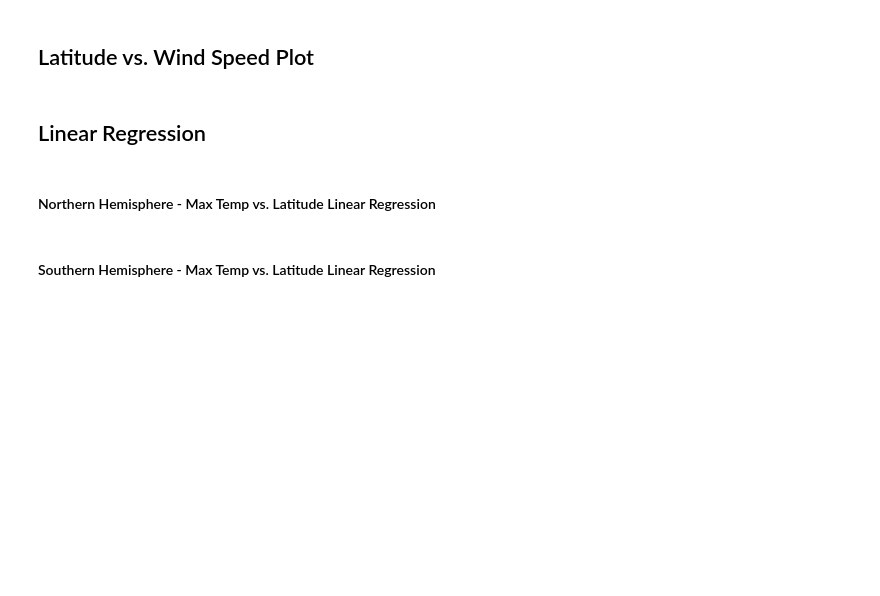
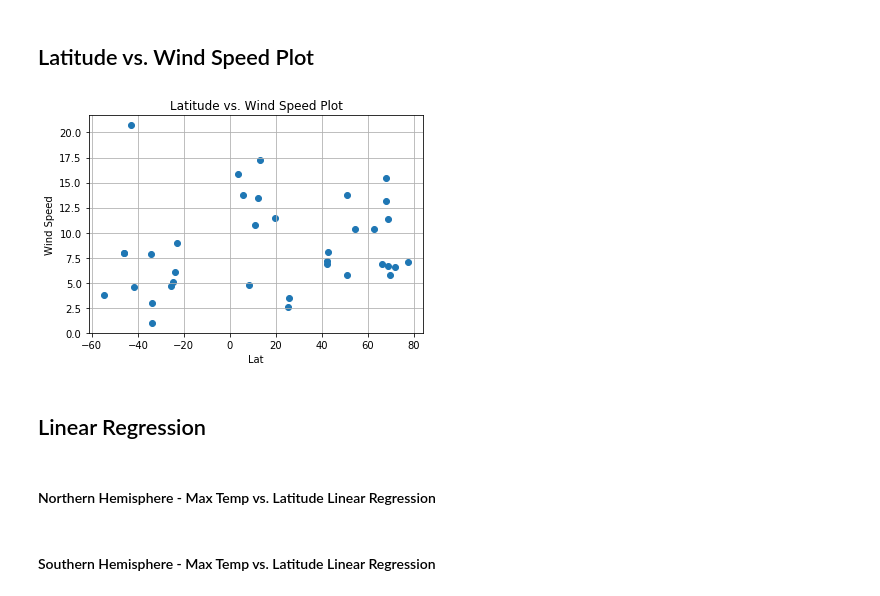
Before and after one commit to A-vital/Weather-Visualization-using-API, a Jupyter notebook: WeatherPy/WeatherPy.ipynb, the cells around one changed output. Cells and saved outputs as stored; diff of their text form; code cells hidden in the pictures; blank space fills up the shorter version.

```diff
--- a/WeatherPy/WeatherPy.ipynb
+++ b/WeatherPy/WeatherPy.ipynb
@@ -124,5 +183,14 @@ Skip this step if there are no cities that have humidity > 100%.
 # %% [markdown]
 ## Latitude vs. Wind Speed Plot
+# %%
+plt.scatter(weather_df["Lat"], weather_df["Wind Speed"], marker="o")
+plt.title("Latitude vs. Wind Speed Plot")
+plt.ylabel("Wind Speed")
+plt.xlabel("Lat")
+plt.grid(True)
+plt.show()
+# %% [output]
+[figure, added]
 # %% [markdown]
 ## Linear Regression
 # %% [markdown]
```
Also changed, not shown: parts of 11 cells of this notebook, 1 other file.
